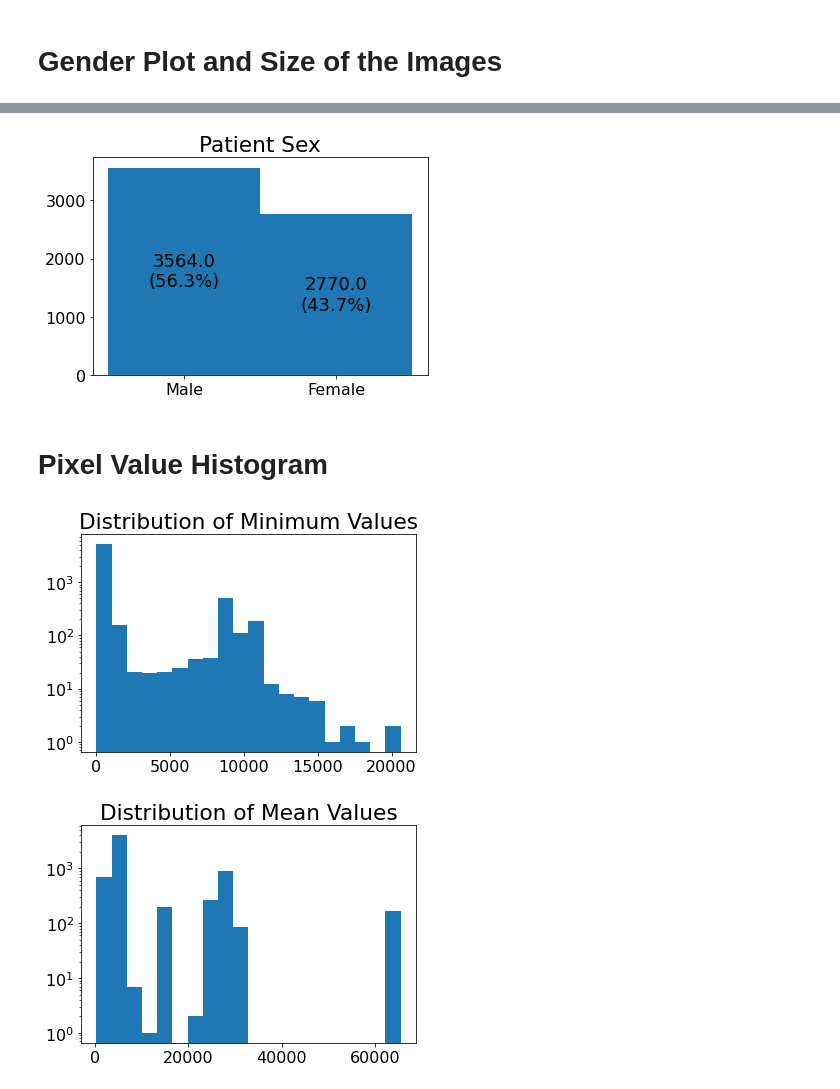
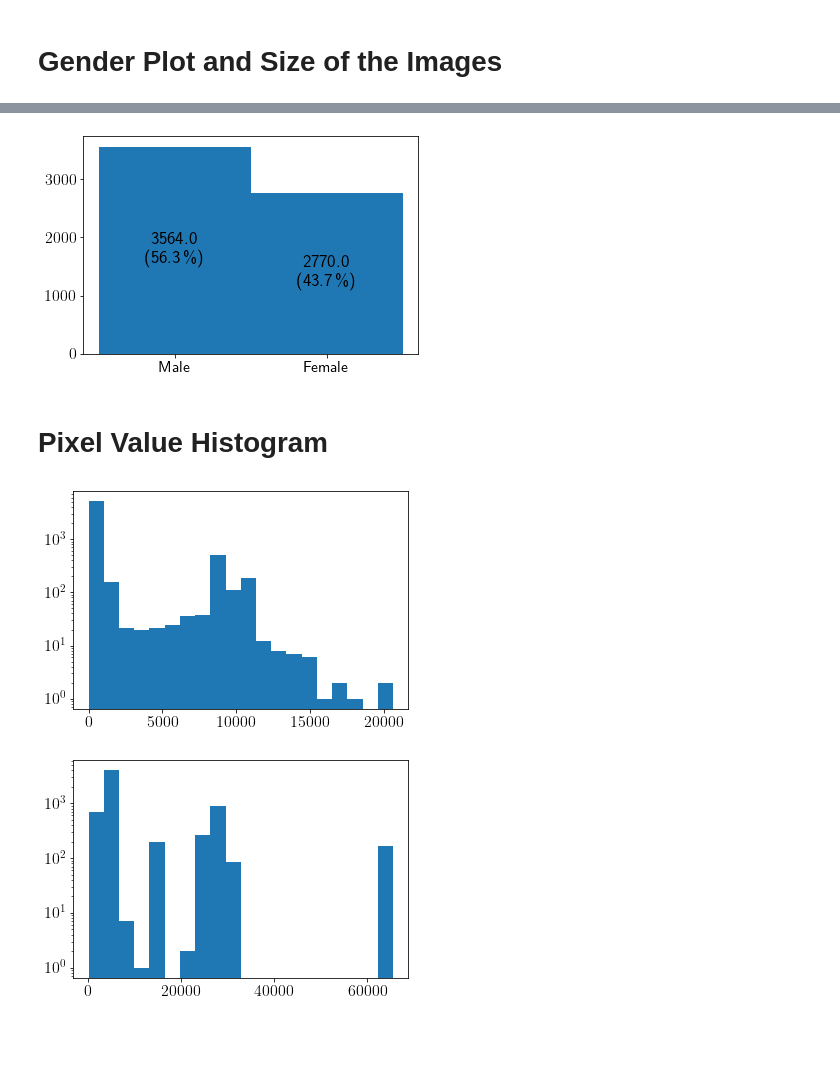
Before and after one commit to CarlaSa/AML_project, a Jupyter notebook: Data Plots.ipynb, the cells around one changed output, grey strips where cells are left out. Saved outputs shown, nothing was run; the diff lists cells and outputs as text; code cells hidden in the pictures; blank space fills up the shorter version.

```diff
--- a/Data Plots.ipynb
+++ b/Data Plots.ipynb
@@ -8,6 +8,12 @@ import matplotlib.pyplot as plt
 import json
 from datasets.image_dataset import ImageDataset, UniformImageDataset
 from tqdm import tqdm
+from matplotlib import rc
+
+# latex text in plots
+usetex = True
+if usetex:
+    rc('text', usetex=True)
 
 #change plt parameter globally
 plt.rcParams.update({'font.size': 18,
@@ -64,9 +70,13 @@ ax = fig.add_axes([0,0,1,1])
 labels = ['with Bounding Box', 'without Bounding Box']
 numbers = [nr_bounding_box_images, total_images - nr_bounding_box_images]
 ax.bar(labels, numbers)
-plt.title("Number of Images")
-for index, number in enumerate(numbers):
-    plt.text(x=index,y=number/2,s="{} ({:.1f}%)".format(number, 100*number/total_images), horizontalalignment="center", verticalalignment="center")
-#plt.savefig("images/bounding_box_barchart.pdf")
+#plt.title("Number of Images")
+if usetex:
+    for index, number in enumerate(numbers):
+        plt.text(x=index,y=number/2,s="{} ({:.1f}\,\%)".format(number, 100*number/total_images), horizontalalignment="center", verticalalignment="center")
+else:
+    for index, number in enumerate(numbers):
+        plt.text(x=index,y=number/2,s="{} ({:.1f}%)".format(number, 100*number/total_images), horizontalalignment="center", verticalalignment="center")
+plt.savefig("images/bounding_box_barchart.pdf", bbox_inches='tight')
 plt.show()
 # %% [output]
@@ -138,14 +157,19 @@ plt.show()
 # %%
 gender_nums = plt.hist(genders, bins=2)
-plt.title("Patient Sex")
+#plt.title("Patient Sex")
 plt.xticks([0.25, 0.75], ["Male", "Female"])
-for index, gender in enumerate(gender_nums[0]):
-    plt.text(x=index*0.5+0.25, y=gender/2, s="""{}
+if usetex:
+    for index, gender in enumerate(gender_nums[0]):
+        plt.text(x=index*0.5+0.25, y=gender/2, s="""{}
+({:.1f}\,\%)""".format(gender, 100*gender/np.sum(gender_nums[0])), horizontalalignment="center", verticalalignment="center")
+else:
+    for index, gender in enumerate(gender_nums[0]):
+        plt.text(x=index*0.5+0.25, y=gender/2, s="""{}
 ({:.1f}%)""".format(gender, 100*gender/np.sum(gender_nums[0])), horizontalalignment="center", verticalalignment="center")
-plt.savefig("images/gender_occurence.pdf")
+plt.savefig("images/gender_occurence.pdf", bbox_inches='tight')
 plt.show()
 # %% [output]
-[figure, old version]
+[figure, new version]
 # %% [markdown]
 # Pixel Value Histogram
 # %%
@@ -166,15 +190,17 @@ else:
 # %%
 plt.hist(pixel_value_stats[0],bins=20)
 plt.yscale("log")
-plt.title("Distribution of Minimum Values")
+#plt.title("Distribution of Minimum Values")
+plt.savefig("images/distri_min_vals.pdf", bbox_inches='tight')
 plt.show()
 # %% [output]
-[figure, old version]
+[figure, new version]
 # %%
 plt.hist(pixel_value_stats[1], bins=20)
 plt.yscale("log")
-plt.title("Distribution of Mean Values")
+#plt.title("Distribution of Maximum Values")
+plt.savefig("images/distri_max_vals.pdf", bbox_inches='tight')
 plt.show()
 # %% [output]
-[figure, old version]
+[figure, new version]
 # %%
```
Also changed, not shown: parts of 7 cells of this notebook, 8 other files.
